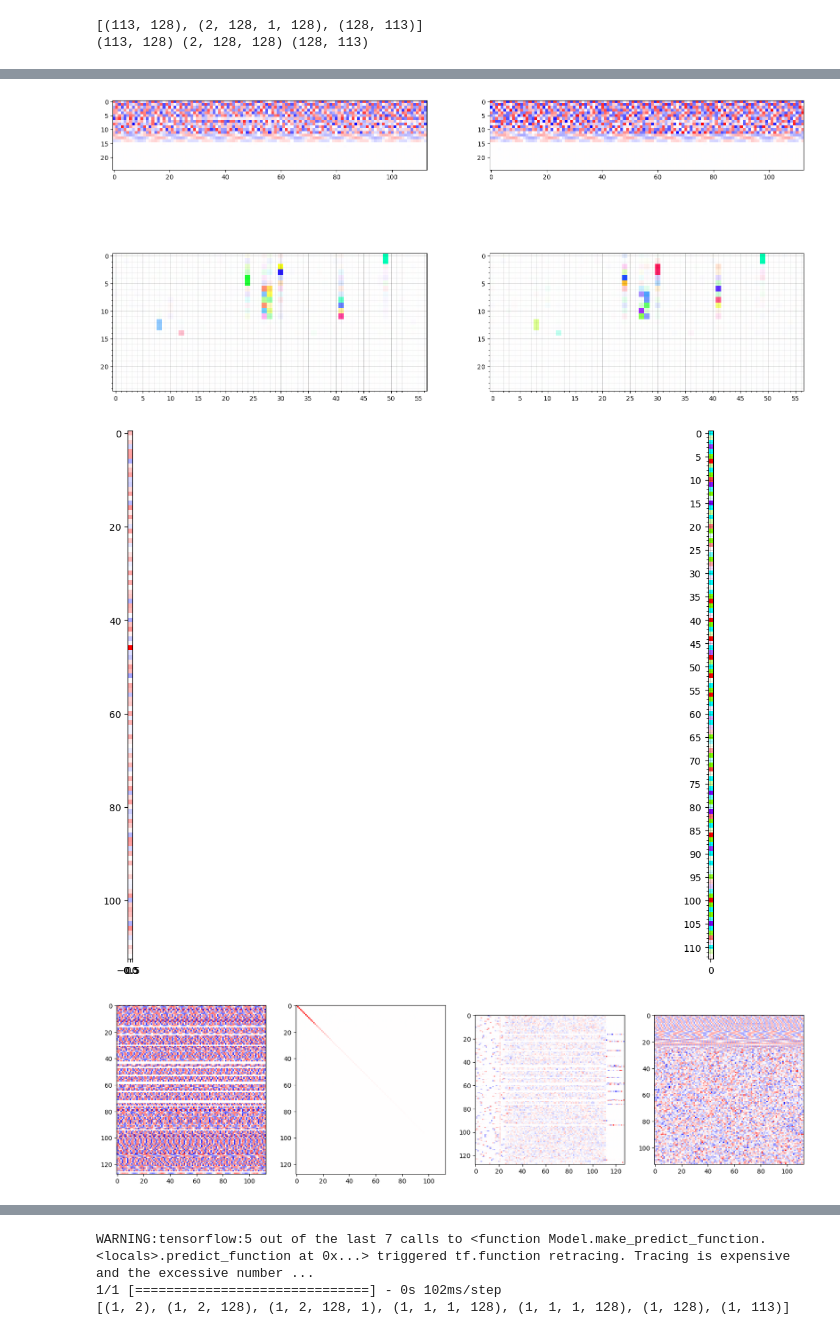
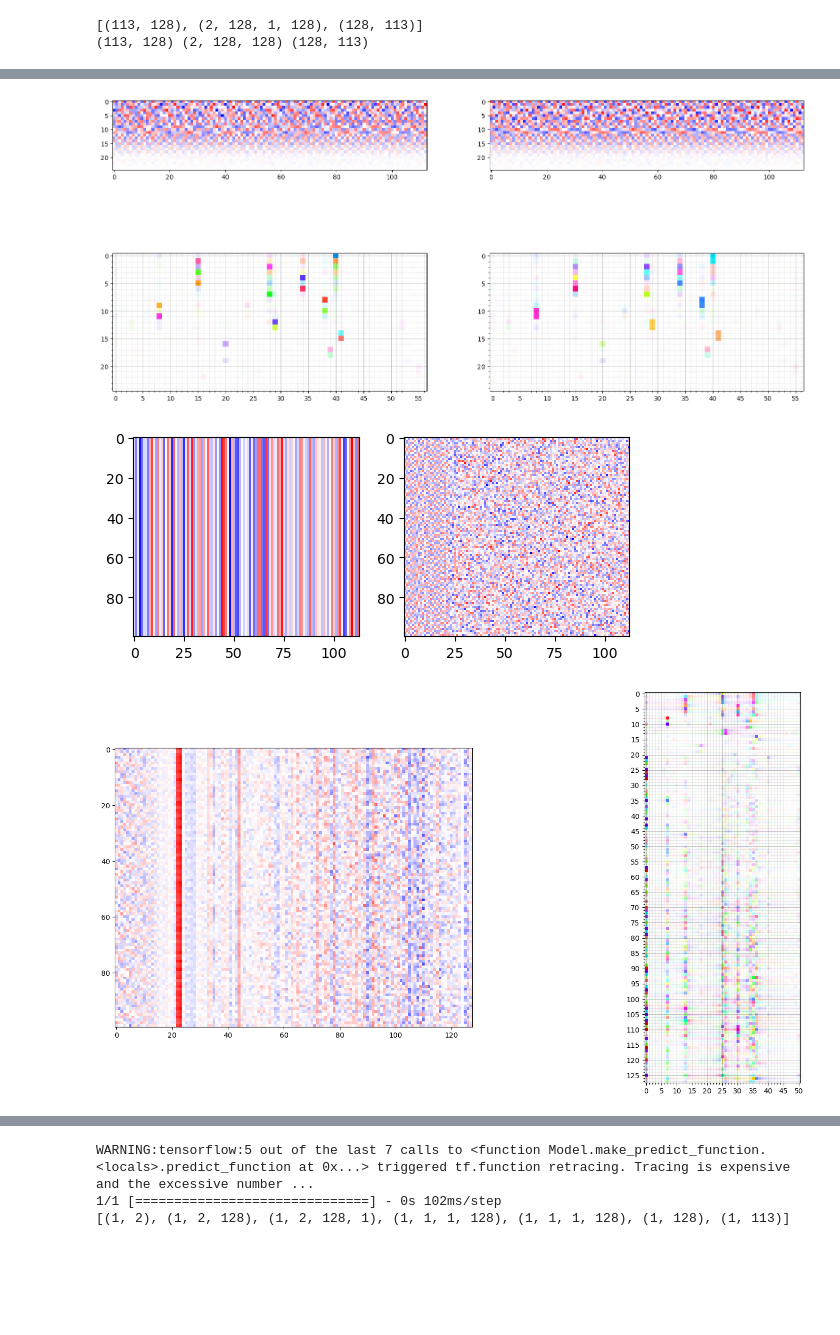
Before and after one commit to FriedChips/dl_basics, a Jupyter notebook: analysis/analysis_modulo_arithmetic.ipynb, the cells around one changed output, grey strips where cells are left out. Drawn from its saved outputs; the diff is of its cells as text; code cells hidden in the pictures; blank space fills up the shorter version.

```diff
--- a/analysis/analysis_modulo_arithmetic.ipynb
+++ b/analysis/analysis_modulo_arithmetic.ipynb
@@ -97,6 +86,13 @@ def plot_fft(mat, ax, shift=+np.pi/2, scale=1):
     ax.grid(True, which="major", color='black', linewidth=0.5, alpha=0.3)
     ax.xaxis.set_major_locator(MultipleLocator(5))
     ax.yaxis.set_major_locator(MultipleLocator(5))
+# %%
+run = utils.TrainingRun()
+#P, model = run.load_state("../output/mlp_grokking-230411-124054")
+#P, model = run.load_state("../output/mlp_grokking-230412-092835")
+#P, model = run.load_state("../output/mlp_grokking-230412-100753")
+#P, model = run.load_state("../output/mlp_grokking-230413-073742")
+P, model = run.load_state("../output/mlp_grokking-230414-145123/")
 # %%
 weights = model.get_weights()
 print([ w.shape for w in weights ])
@@ -175,4 +183,4 @@ m = u_emb @ w_emb_diag @ vt_emb @ u_mlp[1] @ w_mlp_diag[1]
 plot_matrix(m.T[:25], axs[0,1])
 plot_fft(m.T[:25], axs[1,1], shift=+np.pi/2)
 # %% [output]
-[figure, old version]
+[figure, new version]
@@ -188,23 +187,23 @@ i1[29,29] = 1
+# %%
+fig, ax = plt.subplots(1,2)
+
+i0 = np.zeros((100,113))
+i0[:,17] = 1
+
+i1 = np.diag([1]*113)[:100]
+
+plot_matrix(i0 @ u_emb, ax[0]);
+plot_matrix(i1 @ u_emb, ax[1]);
+# %% [output]
+[figure, added]
 # %%
 fig, axs = plt.subplots(1, 2, figsize=(20,10))
 
 m1 = i0 @ u_emb @ w_emb_diag @ vt_emb @ u_mlp[0] @ w_mlp_diag[0] @ vt_mlp[0]
-m2 = i1 @u_emb @ w_emb_diag @ vt_emb @ u_mlp[1] @ w_mlp_diag[1] @ vt_mlp[1]
-m = gelu((m1 + m2).sum(axis=0, keepdims=True)) @ u_uem @ w_uem_diag @ vt_uem
+m2 = i1 @ u_emb @ w_emb_diag @ vt_emb @ u_mlp[1] @ w_mlp_diag[1] @ vt_mlp[1]
+m = gelu(m1 + m2) @ u_uem# @ w_uem_diag# @ vt_uem
 
-plot_matrix(m.T, axs[0])
-plot_fft(m.T, axs[1], shift=-np.pi/2, scale=5)
+plot_matrix(m, axs[0])
+plot_fft(m.T, axs[1], shift=-np.pi/2, scale=8)
 # %% [output]
-[figure, old version]
+[figure, new version]
-# %%
-u_uem, s_uem, vt_uem = svd(w_uem)
-w_uem_diag = u_uem.T @ w_uem @ vt_uem.T
-fig, axs = plt.subplots(1,4, figsize=(20,5))
-plot_matrix(w_uem, axs[0])
-plot_matrix(w_uem_diag, axs[1])
-#plot_matrix(u_uem @ w_uem_diag, axs[2])
-#plot_matrix(w_uem_diag @ vt_uem, axs[3]);
-plot_matrix(u_uem, axs[2])
-plot_matrix(vt_uem, axs[3]);
-# %% [output]
-[figure, removed]
```
Also changed, not shown: parts of 17 cells of this notebook, 1 other file.
